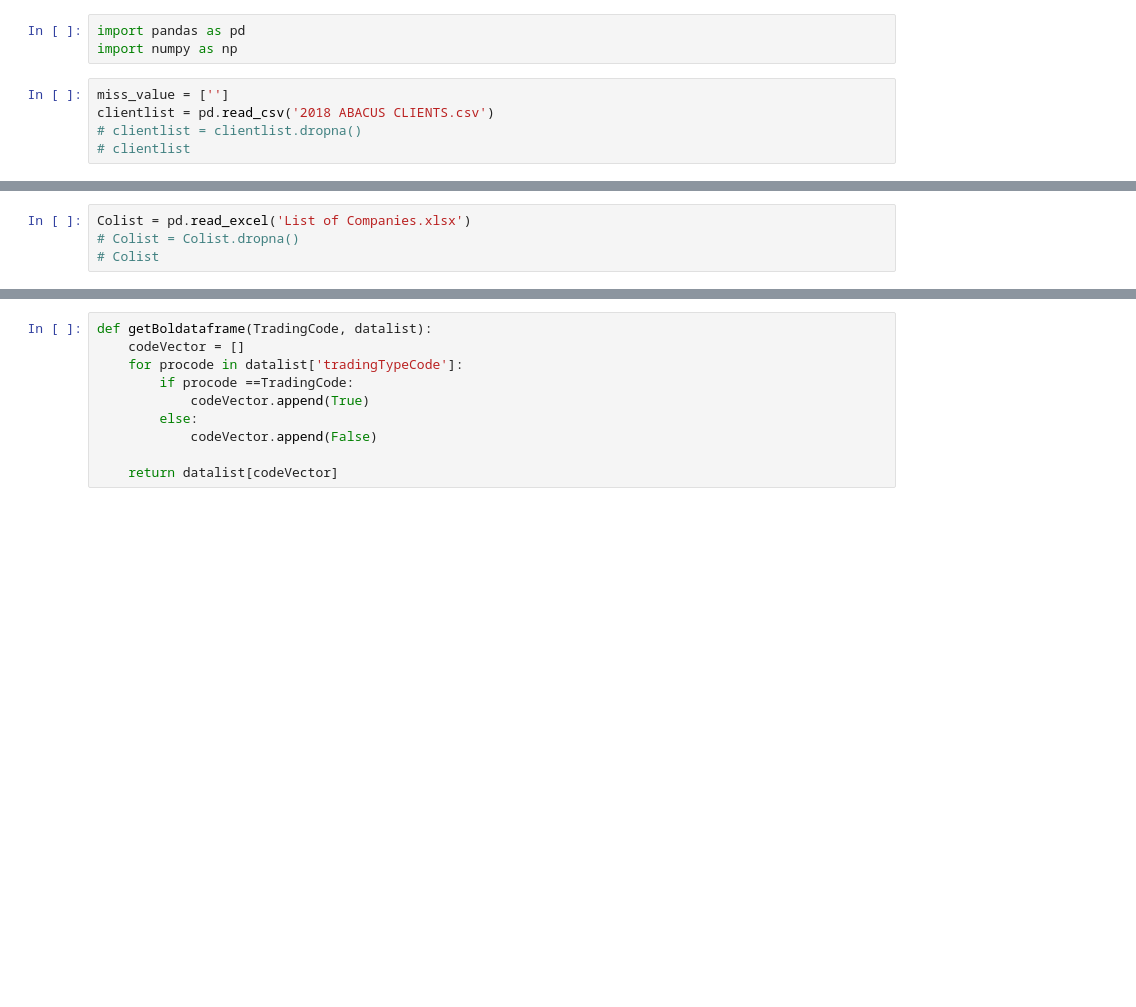
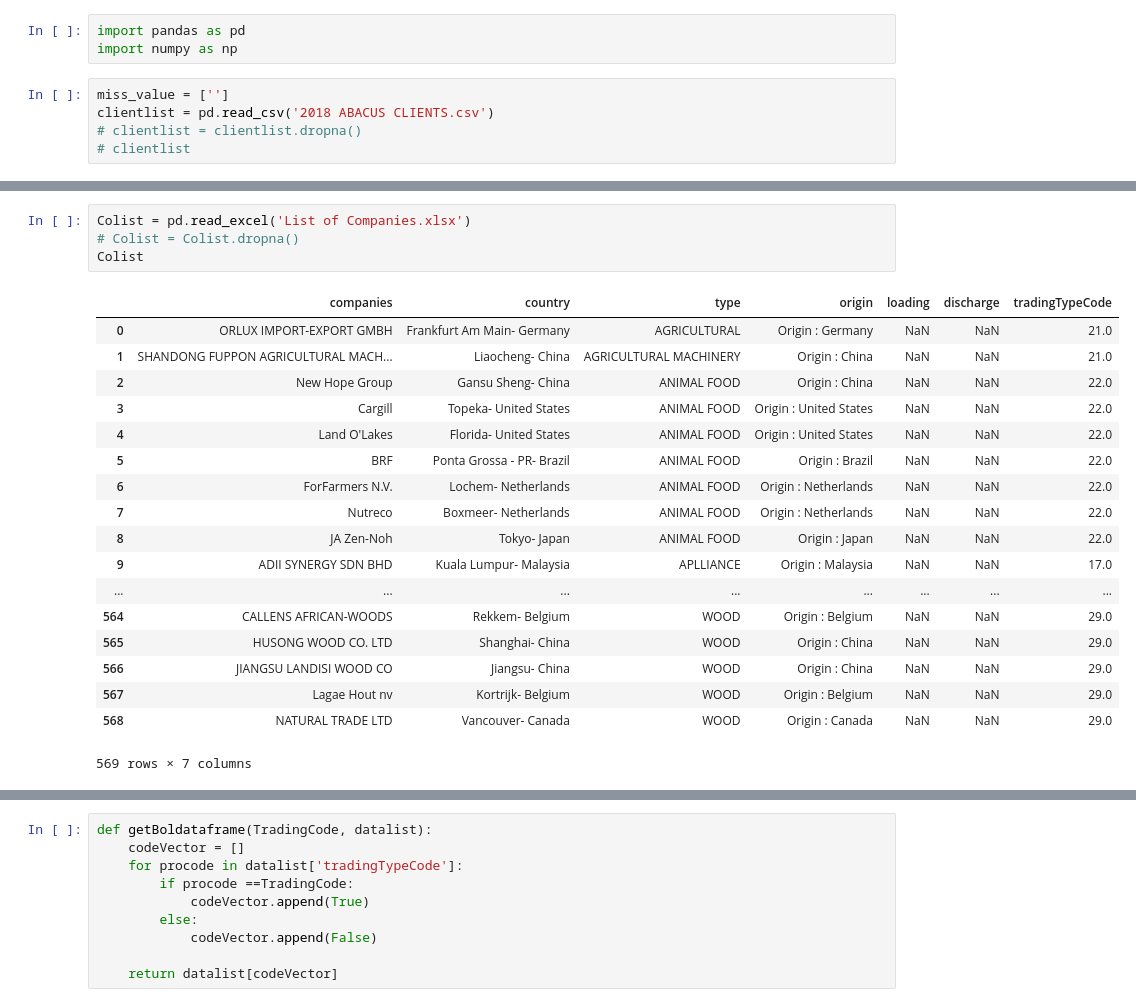
Before and after one commit to aminkhod/Abacas-transaction, a Jupyter notebook: transaction _PO.ipynb, the cells around one changed output, grey strips where cells are left out. Cells and saved outputs as stored; diff of their text form; blank space fills up the shorter version.

```diff
--- a/transaction _PO.ipynb
+++ b/transaction _PO.ipynb
@@ -17,6 +33,25 @@ productlist.plot()
 # %%
 Colist = pd.read_excel('List of Companies.xlsx')
 # Colist = Colist.dropna()
-# Colist
+Colist
+# %% [output]
+|  | companies | country | type | origin | loading | discharge | tradingTypeCode |
+| 0 | ORLUX IMPORT-EXPORT GMBH | Frankfurt Am Main- Germany | AGRICULTURAL | Origin : Germany | NaN | NaN | 21.0 |
+| 1 | SHANDONG FUPPON AGRICULTURAL MACH... | Liaocheng- China | AGRICULTURAL MACHINERY | Origin : China | NaN | NaN | 21.0 |
+| 2 | New Hope Group | Gansu Sheng- China | ANIMAL FOOD | Origin : China | NaN | NaN | 22.0 |
+| 3 | Cargill | Topeka- United States | ANIMAL FOOD | Origin : United States | NaN | NaN | 22.0 |
+| 4 | Land O'Lakes | Florida- United States | ANIMAL FOOD | Origin : United States | NaN | NaN | 22.0 |
+| 5 | BRF | Ponta Grossa - PR- Brazil | ANIMAL FOOD | Origin : Brazil | NaN | NaN | 22.0 |
+| 6 | ForFarmers N.V. | Lochem- Netherlands | ANIMAL FOOD | Origin : Netherlands | NaN | NaN | 22.0 |
+| 7 | Nutreco | Boxmeer- Netherlands | ANIMAL FOOD | Origin : Netherlands | NaN | NaN | 22.0 |
+| 8 | JA Zen-Noh | Tokyo- Japan | ANIMAL FOOD | Origin : Japan | NaN | NaN | 22.0 |
+| 9 | ADII SYNERGY SDN BHD | Kuala Lumpur- Malaysia | APLLIANCE | Origin : Malaysia | NaN | NaN | 17.0 |
+| ... | ... | ... | ... | ... | ... | ... | ... |
+| 564 | CALLENS AFRICAN-WOODS | Rekkem- Belgium | WOOD | Origin : Belgium | NaN | NaN | 29.0 |
+| 565 | HUSONG WOOD CO. LTD | Shanghai- China | WOOD | Origin : China | NaN | NaN | 29.0 |
+| 566 | JIANGSU LANDISI WOOD CO | Jiangsu- China | WOOD | Origin : China | NaN | NaN | 29.0 |
+| 567 | Lagae Hout nv | Kortrijk- Belgium | WOOD | Origin : Belgium | NaN | NaN | 29.0 |
+| 568 | NATURAL TRADE LTD | Vancouver- Canada | WOOD | Origin : Canada | NaN | NaN | 29.0 |
+569 rows × 7 columns
 # %%
 track = pd.read_excel('TRACK.xlsx')
```
Also changed, not shown: parts of 8 cells of this notebook, 15 other files.
